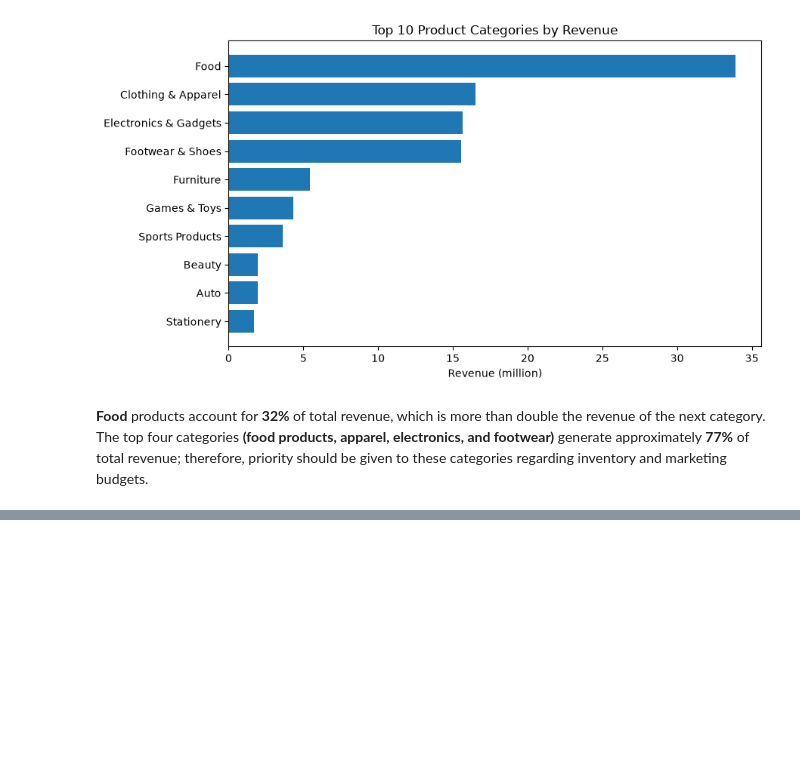
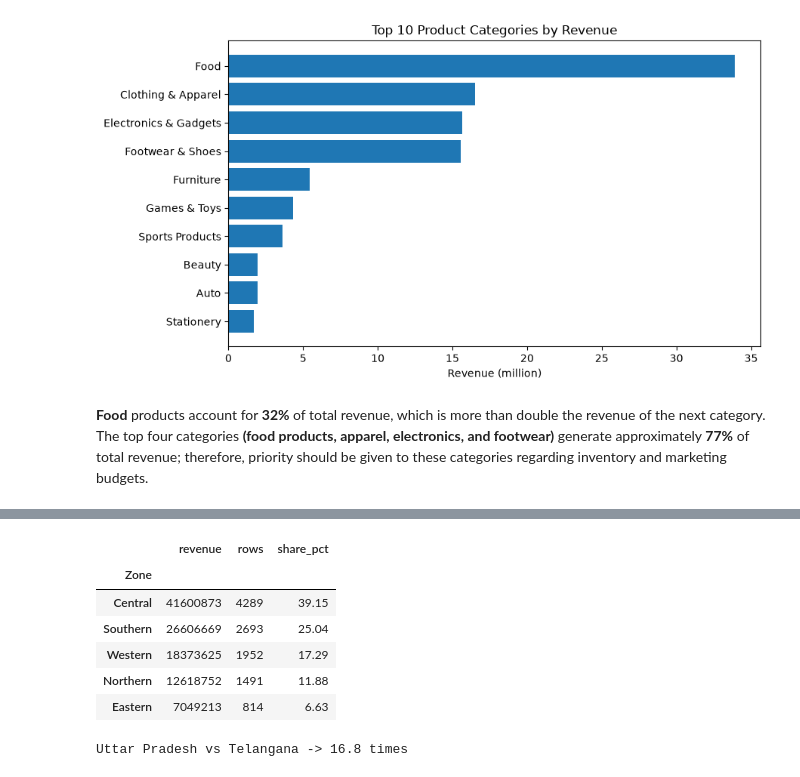
Before and after one commit to ariful3551/diwali_sales_analysis, a Jupyter notebook: notebooks/03_eda_and_visualization.ipynb, the cells around one changed output, grey strips where cells are left out. Drawn from its saved outputs; the diff is of its cells as text; code cells hidden in the pictures; blank space fills up the shorter version.

```diff
--- a/notebooks/03_eda_and_visualization.ipynb
+++ b/notebooks/03_eda_and_visualization.ipynb
@@ -62,0 +91,22 @@ plt.show()
+# %%
+zone = (
+    df.groupby("Zone")["Amount"]
+    .agg(revenue = "sum", rows = "count")
+    .sort_values("revenue", ascending= False)
+)
+
+zone["share_pct"] = (zone["revenue"] / zone["revenue"].sum() * 100). round(2)
+zone
+# %% [output]
+|  | revenue | rows | share_pct |
+| Zone |  |  |  |
+| Central | 41600873 | 4289 | 39.15 |
+| Southern | 26606669 | 2693 | 25.04 |
+| Western | 18373625 | 1952 | 17.29 |
+| Northern | 12618752 | 1491 | 11.88 |
+| Eastern | 7049213 | 814 | 6.63 |
+# %%
+top, bottom = state["revenue"].idxmax(), state["revenue"].idxmin()
+print(top, "vs", bottom, "->", round(state["revenue"].max() / state["revenue"].min(), 1), "times")
+# %% [output]
+Uttar Pradesh vs Telangana -> 16.8 times
```
Also changed, not shown: parts of 1 cell of this notebook.
